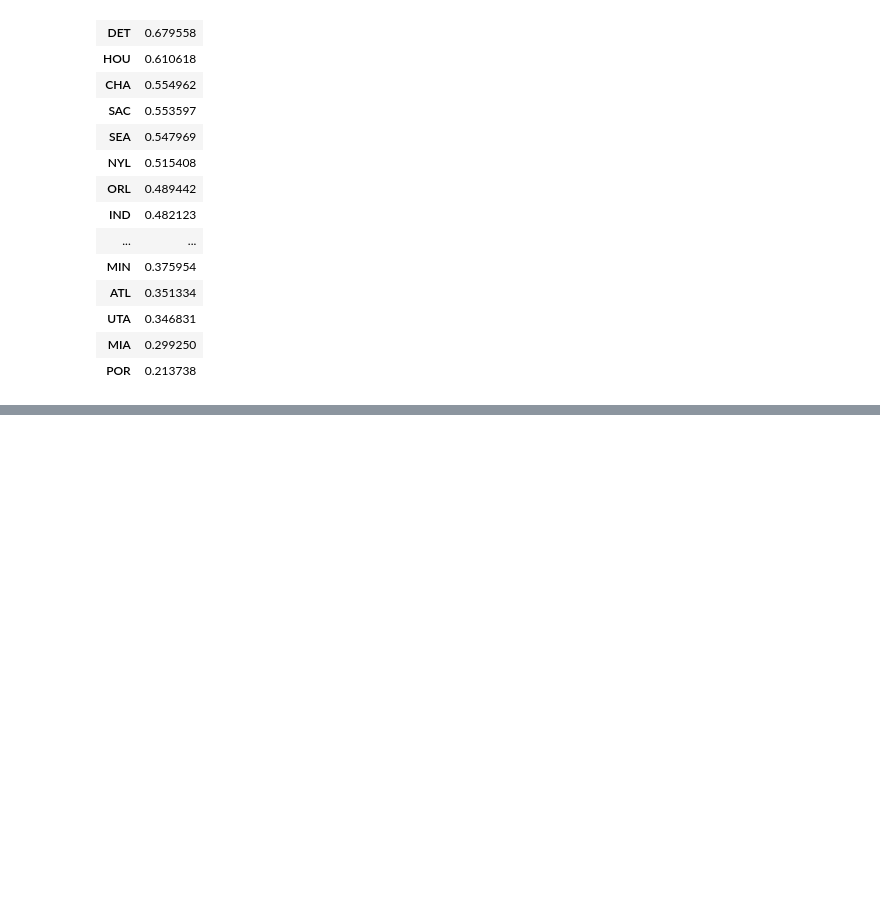
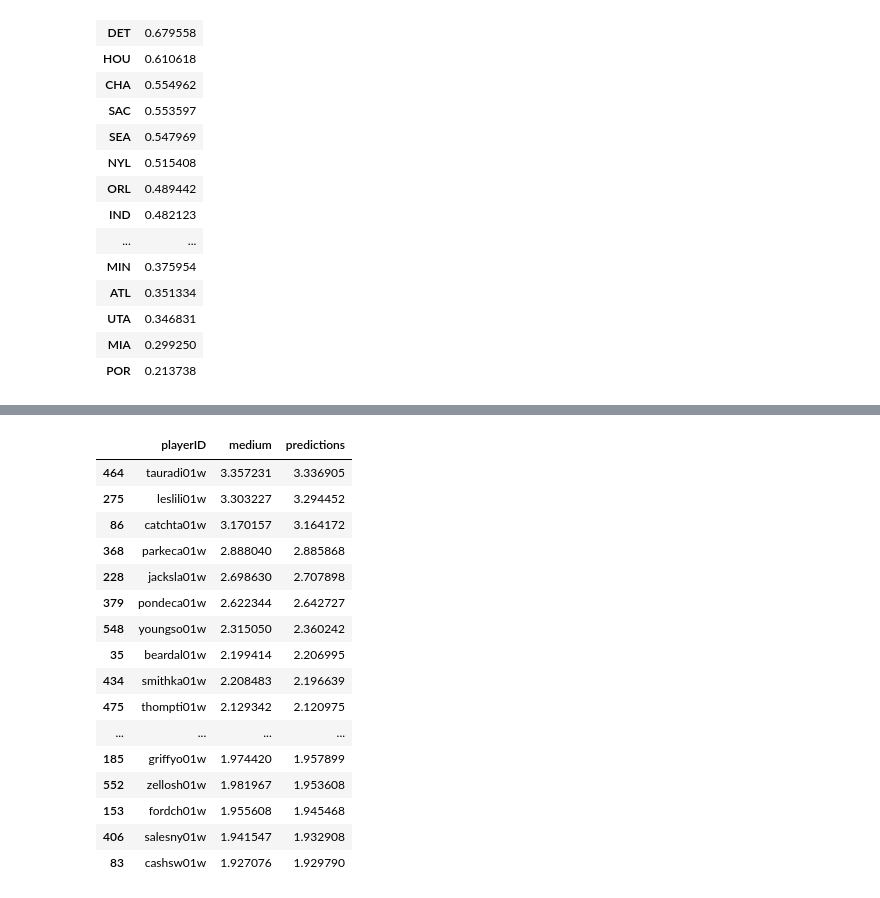
Before and after one commit to m21ark/ac, a Jupyter notebook: statistical_analysis.ipynb, the cells around one changed output, grey strips where cells are left out. Drawn from its saved outputs; the diff is of its cells as text; code cells hidden in the pictures; blank space fills up the shorter version.

```diff
--- a/statistical_analysis.ipynb
+++ b/statistical_analysis.ipynb
@@ -271,0 +307,15 @@ except_year_10.head(50)
+# %%
+""" def outliers_pipeline(X_):
+
+    steps = [('scale', StandardScaler()),
+             ('LOF', LocalOutlierFactor())
+             ]
+    outliers = Pipeline(steps).fit_predict(X_)
+
+    return outliers
+
+
+outliers = outliers_pipeline(X)
+
+df_players_merged['outliers'] = outliers
+ """
@@ -271,0 +408,27 @@ except_year_10.head(50)
+# %%
+# # TODO: fazer uma evolução do medium pelas epocas e prever o ano seguinte com base nessa evolução ...  n tenho a certeza se o algoritmo que usei ja meio que faz isso por causa da loss function
+
+df_pred = player_rankings(df_players_merged)
+
+# sort by player rankings
+df_pred = df_pred.sort_values(by=['predictions'], ascending=False)
+
+df_pred.head(20)
+# %% [output]
+|  | playerID | medium | predictions |
+| 464 | tauradi01w | 3.357231 | 3.336905 |
+| 275 | leslili01w | 3.303227 | 3.294452 |
+| 86 | catchta01w | 3.170157 | 3.164172 |
+| 368 | parkeca01w | 2.888040 | 2.885868 |
+| 228 | jacksla01w | 2.698630 | 2.707898 |
+| 379 | pondeca01w | 2.622344 | 2.642727 |
+| 548 | youngso01w | 2.315050 | 2.360242 |
+| 35 | beardal01w | 2.199414 | 2.206995 |
+| 434 | smithka01w | 2.208483 | 2.196639 |
+| 475 | thompti01w | 2.129342 | 2.120975 |
+| ... | ... | ... | ... |
+| 185 | griffyo01w | 1.974420 | 1.957899 |
+| 552 | zellosh01w | 1.981967 | 1.953608 |
+| 153 | fordch01w | 1.955608 | 1.945468 |
+| 406 | salesny01w | 1.941547 | 1.932908 |
+| 83 | cashsw01w | 1.927076 | 1.929790 |
```
Also changed, not shown: parts of 8 cells of this notebook, 3 other files.
